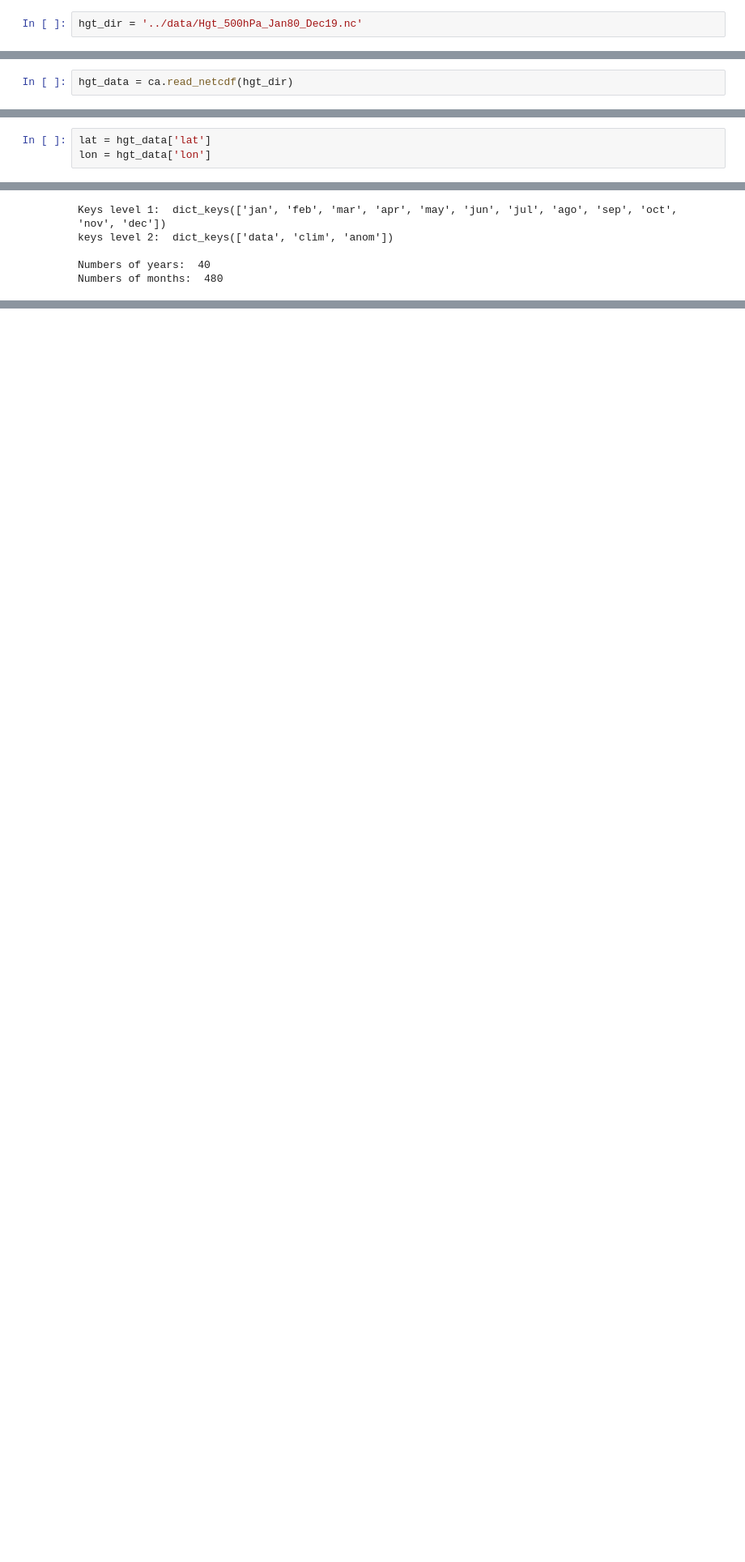
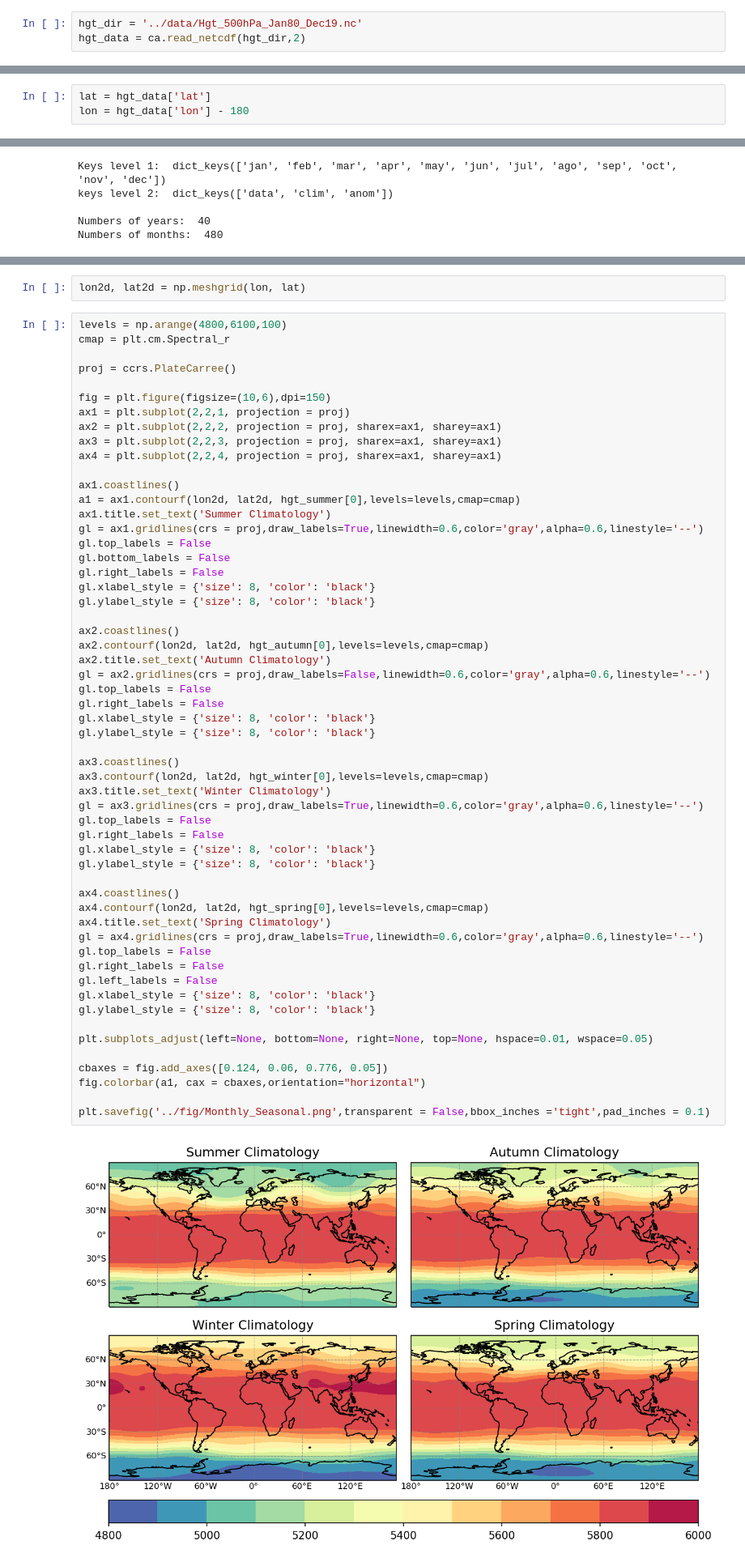
Before and after one commit to mhacarthur/clima-anom, a Jupyter notebook: examples/Hgt500_Monthly_Seasonal.ipynb, the cells around one changed output, grey strips where cells are left out. Shown at 81% size. Saved outputs shown, nothing was run; the diff lists cells and outputs as text; blank space fills up the shorter version.

```diff
--- a/examples/Hgt500_Monthly_Seasonal.ipynb
+++ b/examples/Hgt500_Monthly_Seasonal.ipynb
@@ -6,2 +7,3 @@ from mpl_toolkits.basemap import Basemap
 # %%
 hgt_dir = '../data/Hgt_500hPa_Jan80_Dec19.nc'
+hgt_data = ca.read_netcdf(hgt_dir,2)
@@ -8,2 +15,0 @@ hgt_dir = '../data/Hgt_500hPa_Jan80_Dec19.nc'
-# %%
-hgt_data = ca.read_netcdf(hgt_dir)
@@ -20,6 +16,6 @@ Dictionary created
 # %%
 lat = hgt_data['lat']
-lon = hgt_data['lon']
+lon = hgt_data['lon'] - 180
 # %%
 hgt_data['time'][0],hgt_data['time'][-1]
 # %% [output]
@@ -119,0 +55,60 @@ plt.savefig('../fig/Monthly_Seasonal.png',transparent = False,bbox_inches ='tigh
+# %%
+lon2d, lat2d = np.meshgrid(lon, lat)
+# %%
+levels = np.arange(4800,6100,100)
+cmap = plt.cm.Spectral_r
+
+proj = ccrs.PlateCarree()
+
+fig = plt.figure(figsize=(10,6),dpi=150)
+ax1 = plt.subplot(2,2,1, projection = proj)
+ax2 = plt.subplot(2,2,2, projection = proj, sharex=ax1, sharey=ax1)
+ax3 = plt.subplot(2,2,3, projection = proj, sharex=ax1, sharey=ax1)
+ax4 = plt.subplot(2,2,4, projection = proj, sharex=ax1, sharey=ax1)
+
+ax1.coastlines()
+a1 = ax1.contourf(lon2d, lat2d, hgt_summer[0],levels=levels,cmap=cmap)
+ax1.title.set_text('Summer Climatology')
+gl = ax1.gridlines(crs = proj,draw_labels=True,linewidth=0.6,color='gray',alpha=0.6,linestyle='--')
+gl.top_labels = False
+gl.bottom_labels = False
+gl.right_labels = False
+gl.xlabel_style = {'size': 8, 'color': 'black'}
+gl.ylabel_style = {'size': 8, 'color': 'black'}
+
+ax2.coastlines()
+ax2.contourf(lon2d, lat2d, hgt_autumn[0],levels=levels,cmap=cmap)
+ax2.title.set_text('Autumn Climatology')
+gl = ax2.gridlines(crs = proj,draw_labels=False,linewidth=0.6,color='gray',alpha=0.6,linestyle='--')
+gl.top_labels = False
+gl.right_labels = False
+gl.xlabel_style = {'size': 8, 'color': 'black'}
+gl.ylabel_style = {'size': 8, 'color': 'black'}
+
+ax3.coastlines()
+ax3.contourf(lon2d, lat2d, hgt_winter[0],levels=levels,cmap=cmap)
+ax3.title.set_text('Winter Climatology')
+gl = ax3.gridlines(crs = proj,draw_labels=True,linewidth=0.6,color='gray',alpha=0.6,linestyle='--')
+gl.top_labels = False
+gl.right_labels = False
+gl.xlabel_style = {'size': 8, 'color': 'black'}
+gl.ylabel_style = {'size': 8, 'color': 'black'}
+
+ax4.coastlines()
+ax4.contourf(lon2d, lat2d, hgt_spring[0],levels=levels,cmap=cmap)
+ax4.title.set_text('Spring Climatology')
+gl = ax4.gridlines(crs = proj,draw_labels=True,linewidth=0.6,color='gray',alpha=0.6,linestyle='--')
+gl.top_labels = False
+gl.right_labels = False
+gl.left_labels = False
+gl.xlabel_style = {'size': 8, 'color': 'black'}
+gl.ylabel_style = {'size': 8, 'color': 'black'}
+
+plt.subplots_adjust(left=None, bottom=None, right=None, top=None, hspace=0.01, wspace=0.05)
+
+cbaxes = fig.add_axes([0.124, 0.06, 0.776, 0.05])
+fig.colorbar(a1, cax = cbaxes,orientation="horizontal")
+
+plt.savefig('../fig/Monthly_Seasonal.png',transparent = False,bbox_inches ='tight',pad_inches = 0.1)
+# %% [output]
+[figure, added]
```
Also changed, not shown: parts of 6 cells of this notebook, 5 other files.
